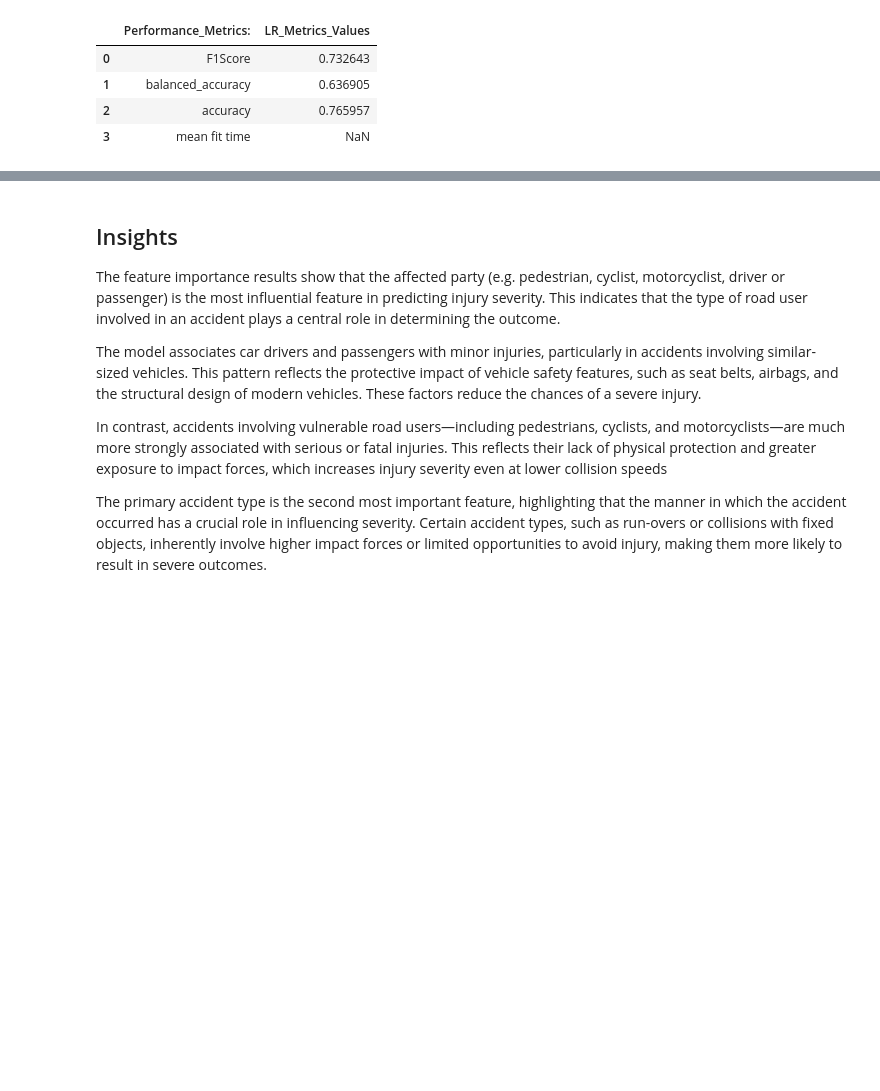
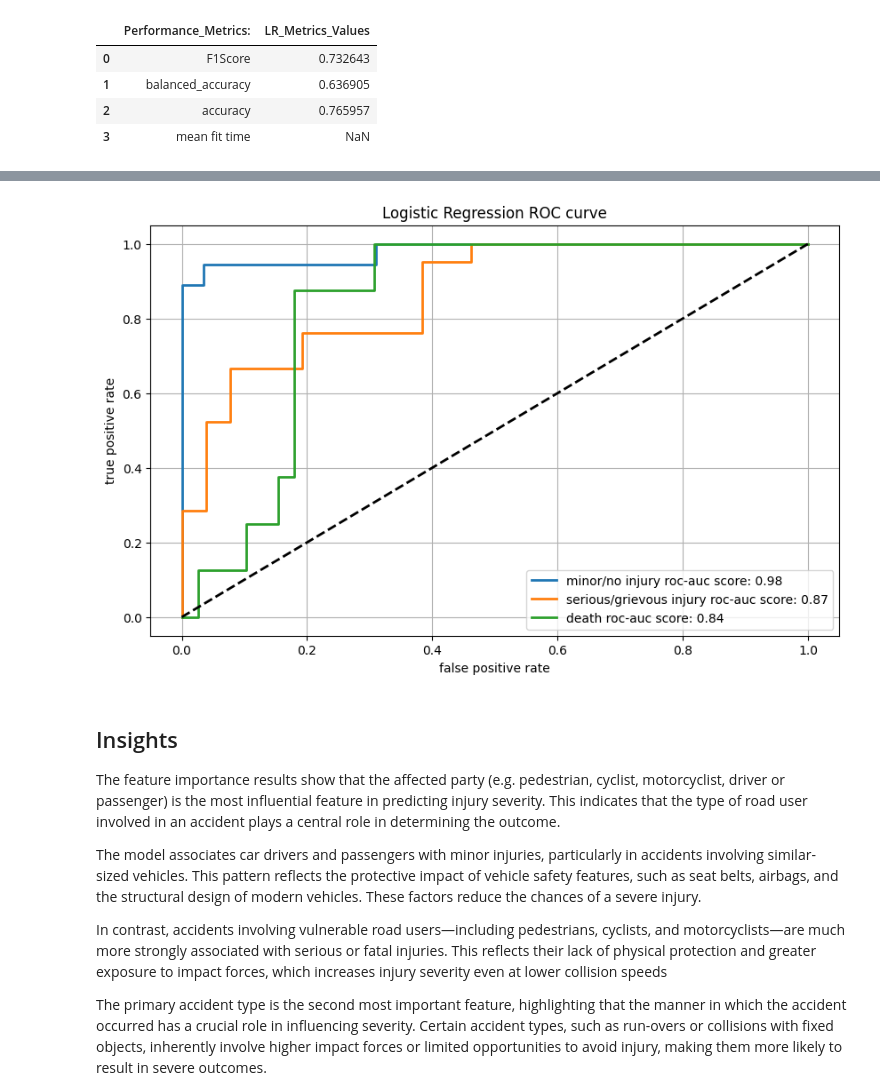
Before and after one commit to mattcg/msc-ai-dylan-group-1, a Jupyter notebook: 3a_LR_MCG.ipynb, the cells around one changed output, grey strips where cells are left out. Drawn from its saved outputs; the diff is of its cells as text; code cells hidden in the pictures; blank space fills up the shorter version.

Commit message:
add auc roc curve

```diff
--- a/3a_LR_MCG.ipynb
+++ b/3a_LR_MCG.ipynb
@@ -576,3 +581,36 @@ feature_imp_df.to_csv("results/LR_Importance.csv", index=False)
+# %%
+fpr = dict() #false positives
+tpr = dict() #true positives
+RF_roc_auc = dict() #roc_auc_score
+
+n_classes = len(set(y_test))
+
+y_test_bin = label_binarize(y_test, classes=[*range(n_classes)])
+y_score = model.predict_proba(X_test)
+
+plt.figure(figsize=(10, 6))
+for i in range(n_classes):
+	fpr[i], tpr[i], _ = roc_curve(y_test_bin[:, i],
+								  y_score[:, i])
+	RF_roc_auc[i] = roc_auc_score(y_test_bin[:, i],
+								  y_score[:, i])
+
+
+	plt.plot(fpr[i], tpr[i], lw=2, label='class {}'.format(i))
+
+plt.xlabel('false positive rate')
+plt.ylabel('true positive rate')
+
+label1 = (f"minor/no injury roc-auc score: {RF_roc_auc[0]:.2f}")
+label2 = (f"serious/grievous injury roc-auc score: {RF_roc_auc[1]:.2f}")
+label3 = (f"death roc-auc score: {RF_roc_auc[2]:.2f}")
+plt.legend(labels = [label1, label2, label3], loc='best')
+plt.title('Logistic Regression ROC curve')
+plt.grid(True)
+plt.plot([0, 1], [0, 1], color='black', lw=2, linestyle='--')
+plt.show()
+# %% [output]
+[figure, added]
 # %% [markdown]
 ## Insights
 
```
Also changed, not shown: parts of 7 cells of this notebook, 3 other files.
